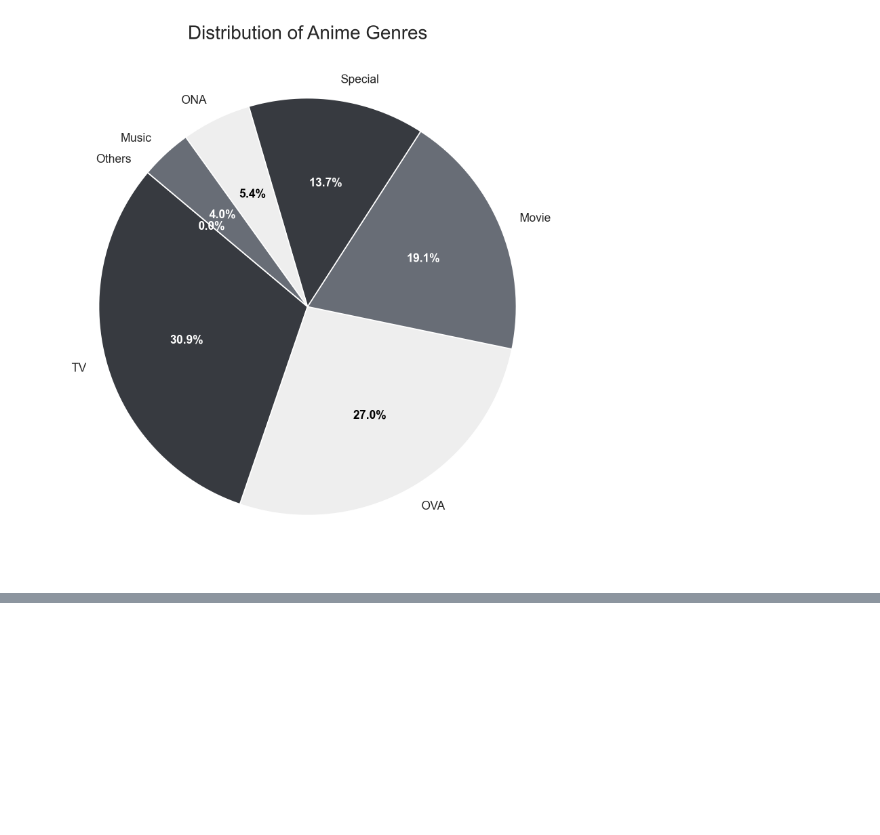
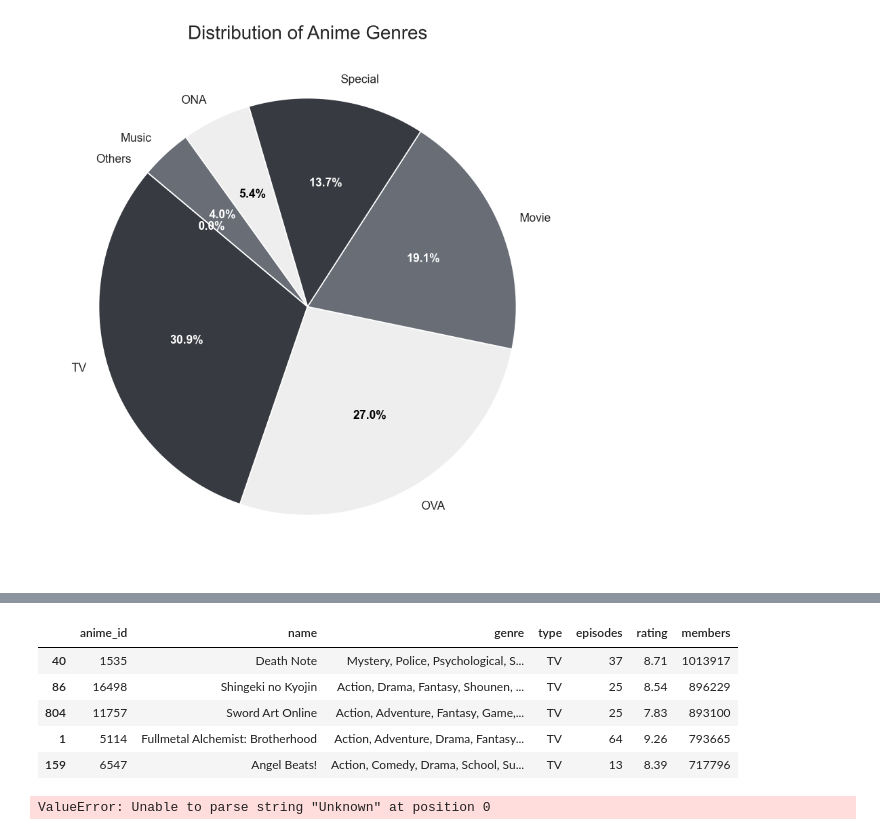
Before and after one commit to kunal-mallick/Anime_Recommendations_System, a Jupyter notebook: working/kunal.ipynb, the cells around one changed output, grey strips where cells are left out. Drawn from its saved outputs; the diff is of its cells as text; code cells hidden in the pictures; blank space fills up the shorter version.

```diff
--- a/working/kunal.ipynb
+++ b/working/kunal.ipynb
@@ -473,0 +475,11 @@ plt.show()
+# %%
+amr = anime_data.sort_values(by=['members', 'rating'], ascending=False).head(5)
+
+amr
+# %% [output]
+|  | anime_id | name | genre | type | episodes | rating | members |
+| 40 | 1535 | Death Note | Mystery, Police, Psychological, S... | TV | 37 | 8.71 | 1013917 |
+| 86 | 16498 | Shingeki no Kyojin | Action, Drama, Fantasy, Shounen, ... | TV | 25 | 8.54 | 896229 |
+| 804 | 11757 | Sword Art Online | Action, Adventure, Fantasy, Game,... | TV | 25 | 7.83 | 893100 |
+| 1 | 5114 | Fullmetal Alchemist: Brotherhood | Action, Adventure, Drama, Fantasy... | TV | 64 | 9.26 | 793665 |
+| 159 | 6547 | Angel Beats! | Action, Comedy, Drama, School, Su... | TV | 13 | 8.39 | 717796 |
@@ -473,0 +488,6 @@ plt.show()
+# %%
+anime_data['episodes'] = anime_data['episodes'].apply(pd.to_numeric)
+
+anime_data['episodes'].dtype
+# %% [output]
+ValueError: Unable to parse string "Unknown" at position 0
```
Also changed, not shown: parts of 6 cells of this notebook, 6 other files.
